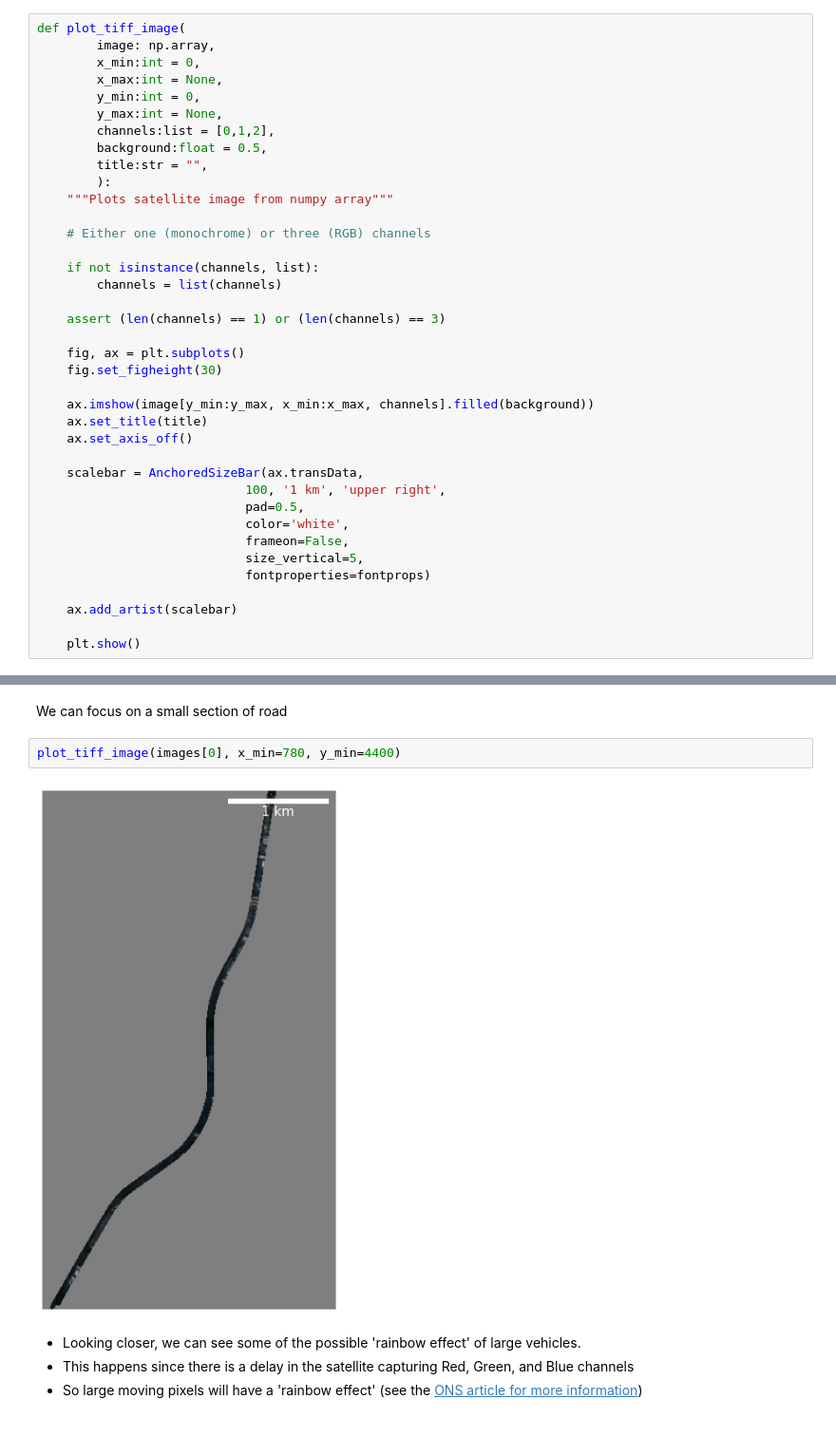
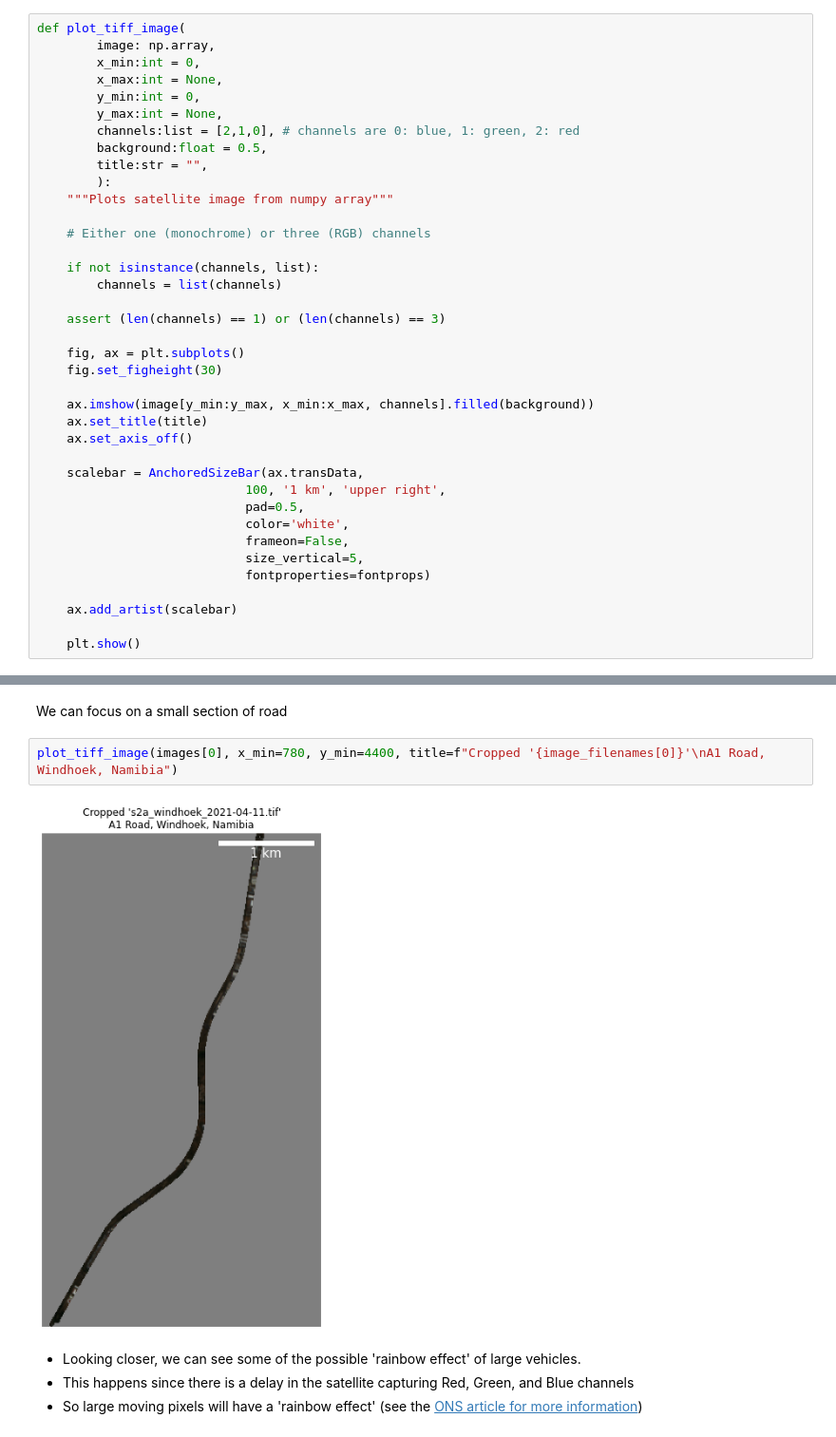
Before and after one commit to fangrayson/fcdo_trucks_project, a Jupyter notebook: notebooks/1_exploratory_data_analysis.ipynb, the cells around one changed output, grey strips where cells are left out. Shown at 95% size. Drawn from its saved outputs; the diff is of its cells as text.

Commit message:
Correcting BGR colour channels, and adding more commentary.

```diff
--- a/notebooks/1_exploratory_data_analysis.ipynb
+++ b/notebooks/1_exploratory_data_analysis.ipynb
@@ -56,7 +61,7 @@ def plot_tiff_image(
         x_max:int = None,
         y_min:int = 0,
         y_max:int = None,
-        channels:list = [0,1,2],
+        channels:list = [2,1,0], # channels are 0: blue, 1: green, 2: red
         background:float = 0.5,
         title:str = "",
         ):
@@ -96,9 +101,9 @@ plot_tiff_image(images[0])
 # %% [markdown]
 We can focus on a small section of road
 # %%
-plot_tiff_image(images[0], x_min=780, y_min=4400)
+plot_tiff_image(images[0], x_min=780, y_min=4400, title=f"Cropped '{image_filenames[0]}'\nA1 Road, Windhoek, Namibia")
 # %% [output]
-[figure, old version]
+[figure, new version]
 # %% [markdown]
  - Looking closer, we can see some of the possible 'rainbow effect' of large vehicles.
  - This happens since there is a delay in the satellite capturing Red, Green, and Blue channels
```
Also changed, not shown: parts of 22 cells of this notebook.
